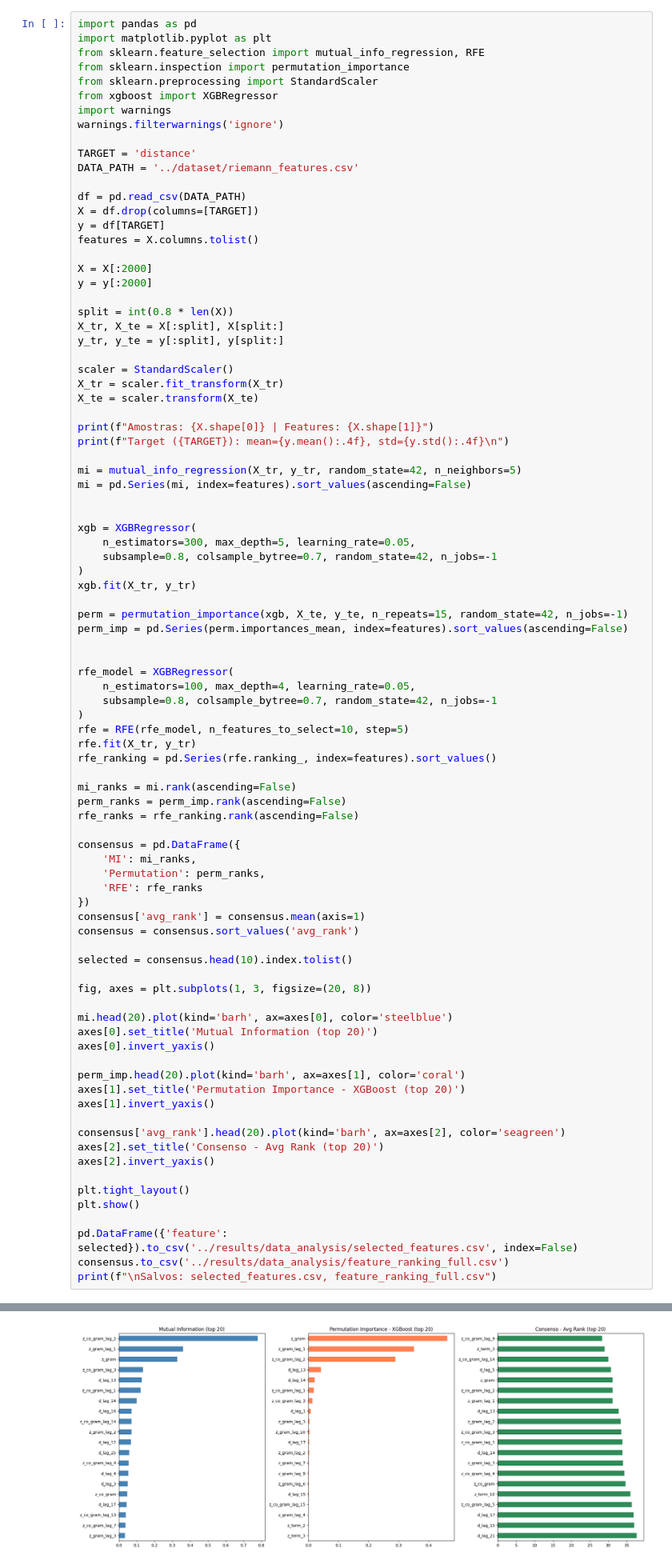
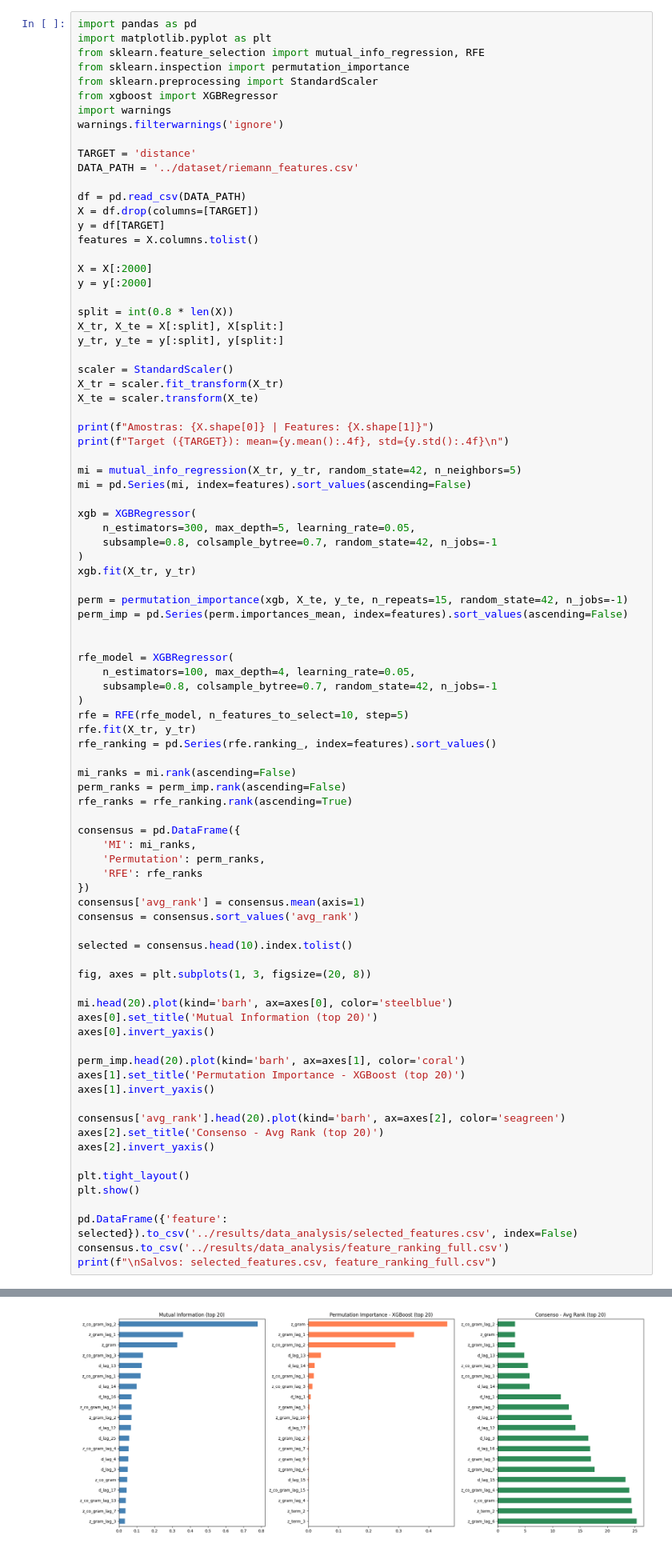
Before and after one commit to gddeazevedo/rgpe, a Jupyter notebook: notebooks/data_analysis.ipynb, the cells around one changed output, grey strips where cells are left out. Shown at 80% size. Cells and saved outputs as stored; diff of their text form.

```diff
--- a/notebooks/data_analysis.ipynb
+++ b/notebooks/data_analysis.ipynb
@@ -60,7 +60,6 @@ print(f"Target ({TARGET}): mean={y.mean():.4f}, std={y.std():.4f}\n")
 mi = mutual_info_regression(X_tr, y_tr, random_state=42, n_neighbors=5)
 mi = pd.Series(mi, index=features).sort_values(ascending=False)
 
-
 xgb = XGBRegressor(
     n_estimators=300, max_depth=5, learning_rate=0.05,
     subsample=0.8, colsample_bytree=0.7, random_state=42, n_jobs=-1
@@ -81,7 +80,7 @@ rfe_ranking = pd.Series(rfe.ranking_, index=features).sort_values()
 
 mi_ranks = mi.rank(ascending=False)
 perm_ranks = perm_imp.rank(ascending=False)
-rfe_ranks = rfe_ranking.rank(ascending=False)
+rfe_ranks = rfe_ranking.rank(ascending=True)
 
 consensus = pd.DataFrame({
     'MI': mi_ranks,
@@ -89,32 +88,32 @@ consensus = pd.DataFrame({
     'RFE': rfe_ranks
 })
 consensus['avg_rank'] = consensus.mean(axis=1)
 consensus = consensus.sort_values('avg_rank')
 
 selected = consensus.head(10).index.tolist()
 
 fig, axes = plt.subplots(1, 3, figsize=(20, 8))
 
 mi.head(20).plot(kind='barh', ax=axes[0], color='steelblue')
 axes[0].set_title('Mutual Information (top 20)')
 axes[0].invert_yaxis()
 
 perm_imp.head(20).plot(kind='barh', ax=axes[1], color='coral')
 axes[1].set_title('Permutation Importance - XGBoost (top 20)')
 axes[1].invert_yaxis()
 
 consensus['avg_rank'].head(20).plot(kind='barh', ax=axes[2], color='seagreen')
 axes[2].set_title('Consenso - Avg Rank (top 20)')
 axes[2].invert_yaxis()
 
 plt.tight_layout()
 plt.show()
 
 pd.DataFrame({'feature': selected}).to_csv('../results/data_analysis/selected_features.csv', index=False)
 consensus.to_csv('../results/data_analysis/feature_ranking_full.csv')
 print(f"\nSalvos: selected_features.csv, feature_ranking_full.csv")
 # %% [output]
 Amostras: 2000 | Features: 94
 Target (distance): mean=0.5282, std=0.2985
-[figure, old version]
+[figure, new version]
 Salvos: selected_features.csv, feature_ranking_full.csv
```
Also changed, not shown: 5 other files.
